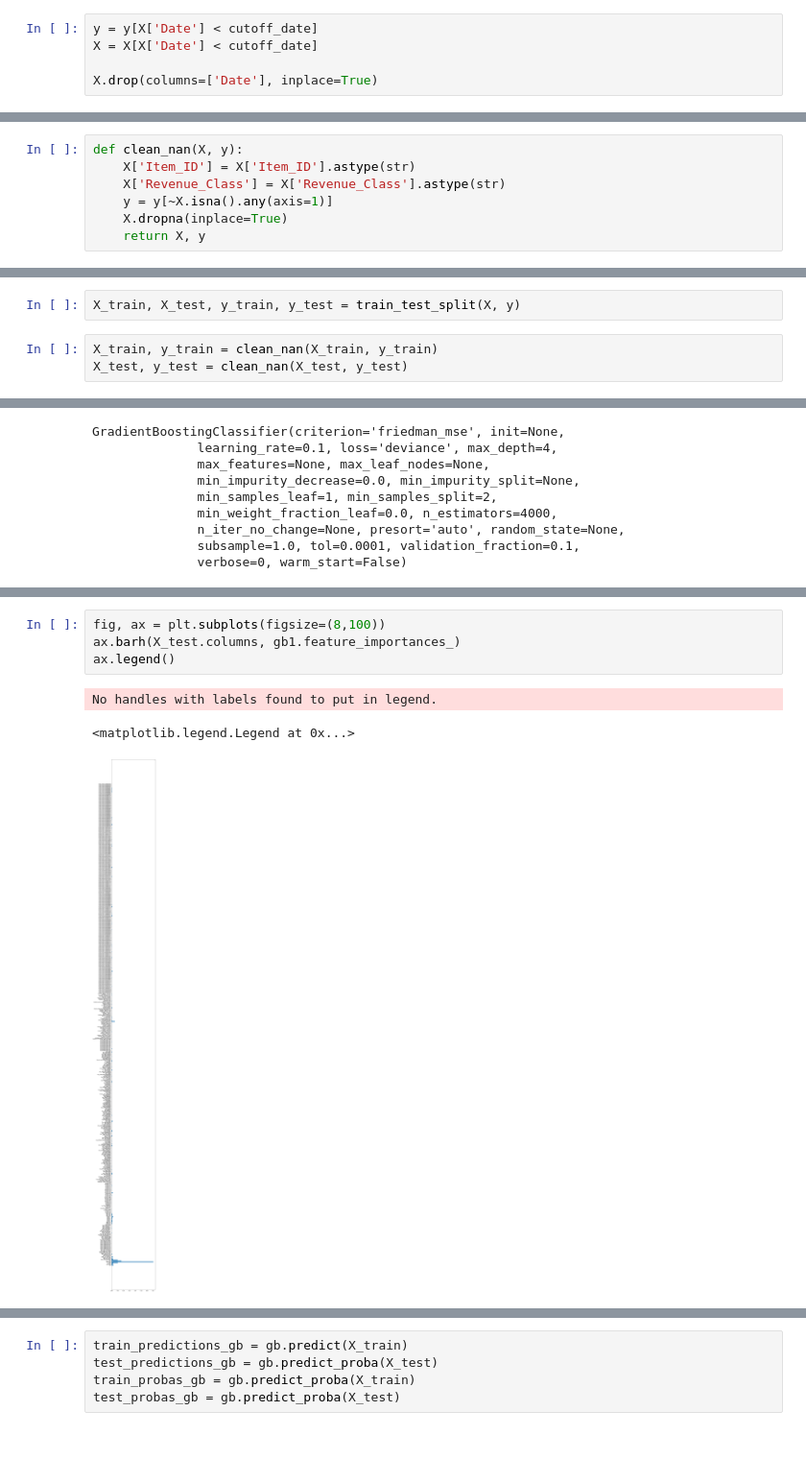
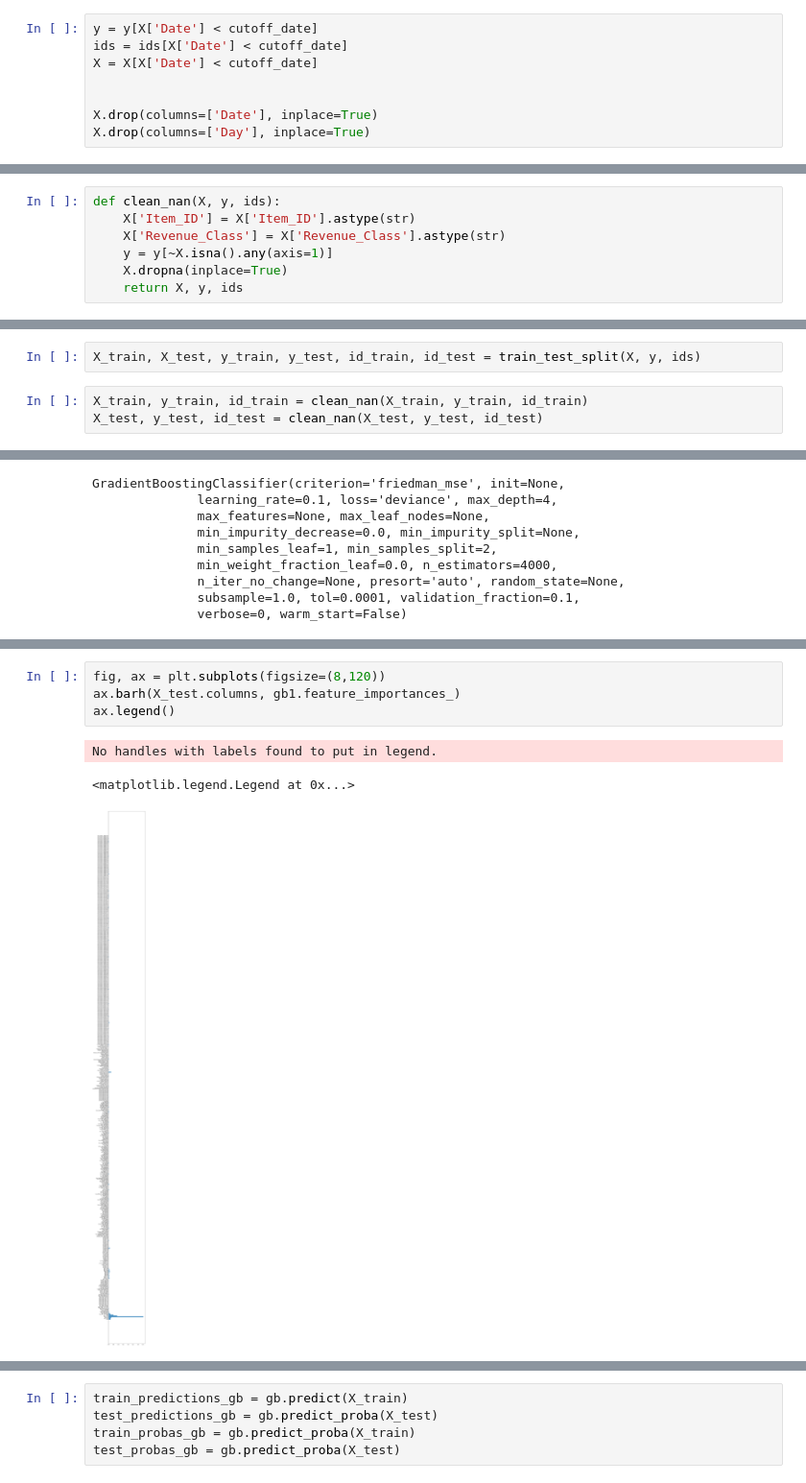
Before and after one commit to GiuliettaR/customer_retention_model, a Jupyter notebook: customer_churn-Copy1.ipynb, the cells around one changed output, grey strips where cells are left out. Shown at 96% size. Cells and saved outputs as stored; diff of their text form; blank space fills up the shorter version.

```diff
--- a/customer_churn-Copy1.ipynb
+++ b/customer_churn-Copy1.ipynb
@@ -104,20 +149,23 @@ Since we don't have enough data after this date, we can't include it in our trai
 # %%
 y = y[X['Date'] < cutoff_date]
+ids = ids[X['Date'] < cutoff_date]
 X = X[X['Date'] < cutoff_date]
 
+
 X.drop(columns=['Date'], inplace=True)
+X.drop(columns=['Day'], inplace=True)
 # %% [markdown]
 ### Split Data
 # %%
 from sklearn.model_selection import train_test_split
 from sklearn.preprocessing import OneHotEncoder
 # %%
-def clean_nan(X, y):
+def clean_nan(X, y, ids):
     X['Item_ID'] = X['Item_ID'].astype(str)
     X['Revenue_Class'] = X['Revenue_Class'].astype(str)
     y = y[~X.isna().any(axis=1)]
     X.dropna(inplace=True)
-    return X, y
+    return X, y, ids
 # %%
 class Encoder():
     def __init__(self, columns):
@@ -152,10 +200,10 @@ categorical_features = ['Item_ID', 'Month', 'Year',
                         'City', 'Item_ID', 'Account_ID',
                         'Industry','First_Invoice']
 # %%
-X_train, X_test, y_train, y_test = train_test_split(X, y)
+X_train, X_test, y_train, y_test, id_train, id_test = train_test_split(X, y, ids)
 # %%
-X_train, y_train = clean_nan(X_train, y_train)
-X_test, y_test = clean_nan(X_test, y_test)
+X_train, y_train, id_train = clean_nan(X_train, y_train, id_train)
+X_test, y_test, id_test = clean_nan(X_test, y_test, id_test)
 # %% [output]
 A value is trying to be set on a copy of a slice from a DataFrame.
 Try using .loc[row_indexer,col_indexer] = value instead
@@ -373,11 +379,11 @@ array([1.56085014e-02, 7.29538345e-03, 1.37113073e-02, 5.06211782e-02,
 # %%
-fig, ax = plt.subplots(figsize=(8,100))
+fig, ax = plt.subplots(figsize=(8,120))
 ax.barh(X_test.columns, gb1.feature_importances_)
 ax.legend()
 # %% [output]
 No handles with labels found to put in legend.
 <matplotlib.legend.Legend at 0x...>
-[figure, old version]
+[figure, new version]
 # %%
 #GradientBoosting
 fig, ax = plt.subplots()
```
Also changed, not shown: parts of 54 cells of this notebook, 1 other file.
